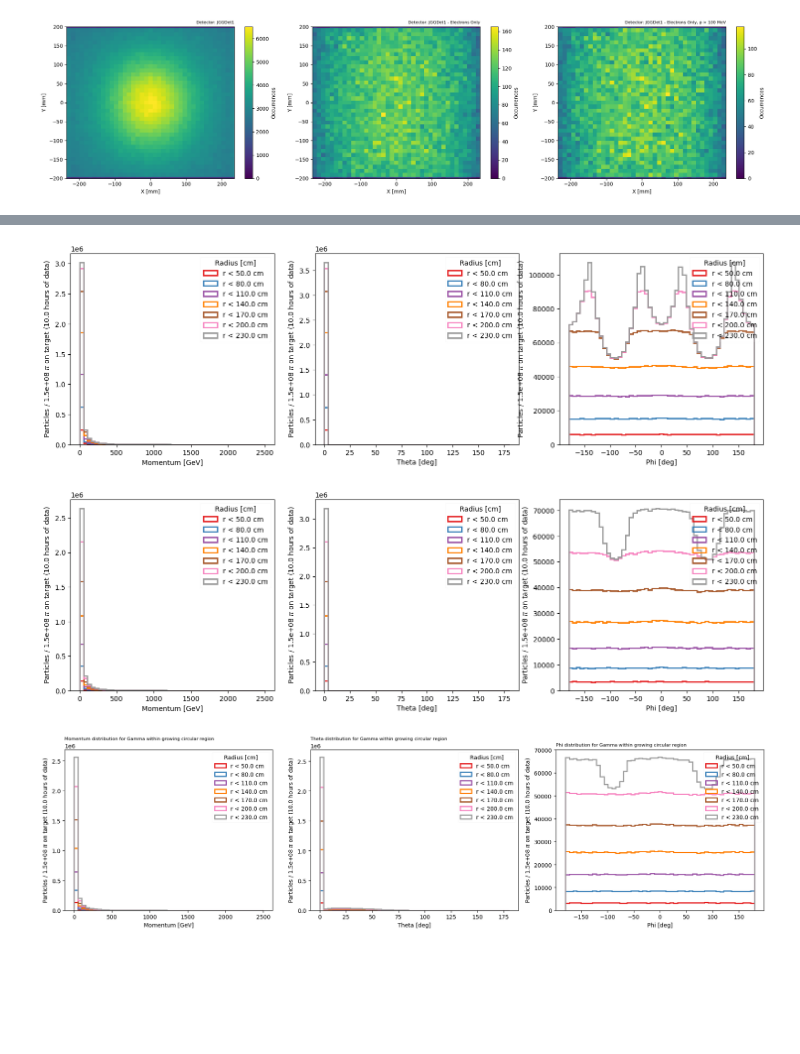
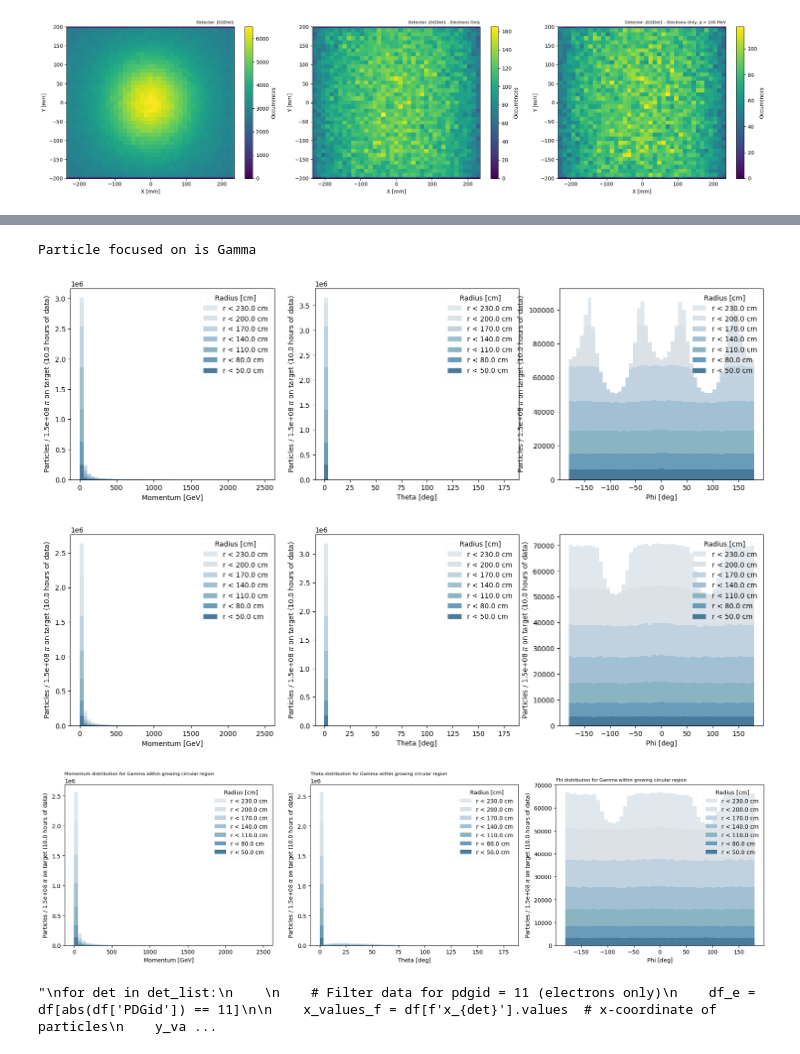
Before and after one commit to ArCS-FNAL/beamline, a Jupyter notebook: Analysis/BeamlineAna-G4BLSimple_Task1.ipynb, the cells around one changed output, grey strips where cells are left out. Cells and saved outputs as stored; diff of their text form; code cells hidden in the pictures; blank space fills up the shorter version.

Commit message:
update on plots (removal)

```diff
--- a/Analysis/BeamlineAna-G4BLSimple_Task1.ipynb
+++ b/Analysis/BeamlineAna-G4BLSimple_Task1.ipynb
@@ -25,19 +25,17 @@ _colors = prop_cycle.by_key()['color']
 # %%
 _save_dir = 'plots/lariat_off_JGG_on/T2/'
 
-# lariat colors
 colors = [
-    '#d3d3d3',  # Light Gray
-    '#a9a9a9',  # Medium Gray
-    '#696969',  # Dark Gray
-    '#4b0082',  # Deep Blue
-    '#6a5acd',  # Medium Purple
-    '#b0c4de',  # Light Steel Blue
-    '#98fb98',  # Pale Green
-    '#f08080'#,  # Light Coral
-    #'#daa520',  # Golden Rod
-    #'#ff6347'   # Tomato
+    '#e1e8ed',
+    '#dbe2e7',
+    '#c0d1e0',
+    '#a1c0d4',
+    '#8ab4c1',
+    '#6a9bb9',
+    '#4a7a9b',
+    '#2c5d77'
 ]
+
 #colors = plt.cm.Set1(np.linspace(0, 1, 8))
 # %%
 # config05_2, better JGG with field
@@ -426,6 +424,9 @@ particle_id_mapping = {
 }
 # %%
 print(f"Particle focused on is {particle_focus}")
+
+colors_=colors
+#print(len(colors_))
 
 for det in det_list:
 
@@ -482,15 +483,15 @@ for det in det_list:
         filtered_values = flattened_values[mask]
 
         # Plot histograms for each momentum range
-        ax[0].hist(filtered_values, bins=x_bins['p'], label=label, color=colors[i], alpha=1, histtype='step', linewidth=2)
+        ax[0].hist(filtered_values, bins=x_bins['p'], label=label, color=colors_[i], histtype='stepfilled', stacked=True)
 
         # Filter theta values for the same momentum range
         filtered_theta_values = flattened_theta_values[mask]
-        ax[1].hist(filtered_theta_values, bins=x_bins['theta'], label=label, color=colors[i], alpha=1, histtype='step', linewidth=2)
+        ax[1].hist(filtered_theta_values, bins=x_bins['theta'], label=label, color=colors_[i], histtype='stepfilled', stacked=True)
 
         # Filter phi values for the same momentum range
         filtered_phi_values = flattened_phi_values[mask]
-        ax[2].hist(filtered_phi_values, bins=x_bins['phi'], label=label, color=colors[i], alpha=1, histtype='step', linewidth=2)
+        ax[2].hist(filtered_phi_values, bins=x_bins['phi'], label=label, color=colors_[i], histtype='stepfilled', stacked=True)
 
 
     ax[0].set_xlabel(x_axis['p'])
@@ -535,6 +534,7 @@ for det in det_list:
 
         # Define step size for increasing radius (e.g., 10 cm increments)
     radius_steps = np.arange(50, max_radius, 30)
+    radius_steps=radius_steps[::-1]
 
      # Ensure particle_focus is a valid key
     if particle_focus not in particle_id_mapping:
@@ -564,41 +564,42 @@ for det in det_list:
 
     # Create the figure and subplots
     fig, ax = plt.subplots(ncols=3, nrows=1, figsize=(18, 5))
-    colors_ = plt.cm.Set1(np.linspace(0, 1, len(radius_steps)))
+    colors__ = colors
 
     # Define axes for the histograms
     x_axis = {'p': 'Momentum [GeV]', 'theta': 'Theta [deg]', 'phi': 'Phi [deg]'}
     x_bins = {'p': np.linspace(0, 2500, 50), 'theta': np.linspace(0, 180, 50), 'phi': np.linspace(-180, 180, 50)}
 
     # Loop through increasing radii and count particles inside each circle
     for i, radius in enumerate(radius_steps):
         # Filter particles within the current radius
         mask = distances <= radius
         filtered_values = p_values[mask]
         filtered_theta_values = theta_values[mask]
         filtered_phi_values = phi_values[mask]
 
         # Plot histograms for each variable (p, theta, phi)
-        ax[0].hist(filtered_values, bins=x_bins['p'], label=f'r < {radius:.1f} cm', color=colors_[i], alpha=1, histtype='step', linewidth=2)
-        ax[1].hist(filtered_theta_values, bins=x_bins['theta'], label=f'r < {radius:.1f} cm', color=colors_[i], alpha=1, histtype='step', linewidth=2)
-        ax[2].hist(filtered_phi_values, bins=x_bins['phi'], label=f'r < {radius:.1f} cm', color=colors_[i], alpha=1, histtype='step', linewidth=2)
+        ax[0].hist(filtered_values, bins=x_bins['p'], label=f'r < {radius:.1f} cm', color=colors__[i], histtype='stepfilled', stacked=True)
+        ax[1].hist(filtered_theta_values, bins=x_bins['theta'], label=f'r < {radius:.1f} cm', color=colors__[i], histtype='stepfilled', stacked=True)
+        ax[2].hist(filtered_phi_values, bins=x_bins['phi'], label=f'r < {radius:.1f} cm', color=colors__[i], histtype='stepfilled', stacked=True)
 
     # Set axis labels, titles, and legends
     for j, var in enumerate(['p', 'theta', 'phi']):
         ax[j].set_xlabel(x_axis[var])
         ax[j].set_ylabel(f'Particles / {n_pions:.1e} ' + r'$\pi$' + f' on target ({n_hours} hours of data)')
         ax[j].legend(title='Radius [cm]', loc='upper right', framealpha=0.1)
 
 ax[0].set_title(f'Momentum distribution for {particle_focus} within growing circular region', loc='left', fontsize=8)
 ax[1].set_title(f'Theta distribution for {particle_focus} within growing circular region', loc='left', fontsize=8)
 ax[2].set_title(f'Phi distribution for {particle_focus} within growing circular region', loc='left', fontsize=8)
 
 plt.tight_layout()
 plt.show()
 # %% [output]
+Particle focused on is Gamma
-[figure, old version]
+[figure, new version]
-[figure, old version]
+[figure, new version]
-[figure, old version]
+[figure, new version]
 # %%
 '''
 for det in det_list:
@@ -640,3 +641,5 @@ for det in det_list:
         #plt.savefig(_save_dir + f'spectra_g4blsimpleT_df_pos_{config}_det{det}.jpg')
         plt.show()
 '''
+# %% [output]
+"\nfor det in det_list:\n    \n    # Filter data for pdgid = 11 (electrons only)\n    df_e = df[abs(df['PDGid']) == 11]\n\n    x_values_f = df[f'x_{det}'].values  # x-coordinate of particles\n    y_va ...
```
Also changed, not shown: parts of 3 cells of this notebook, 13 other files.
